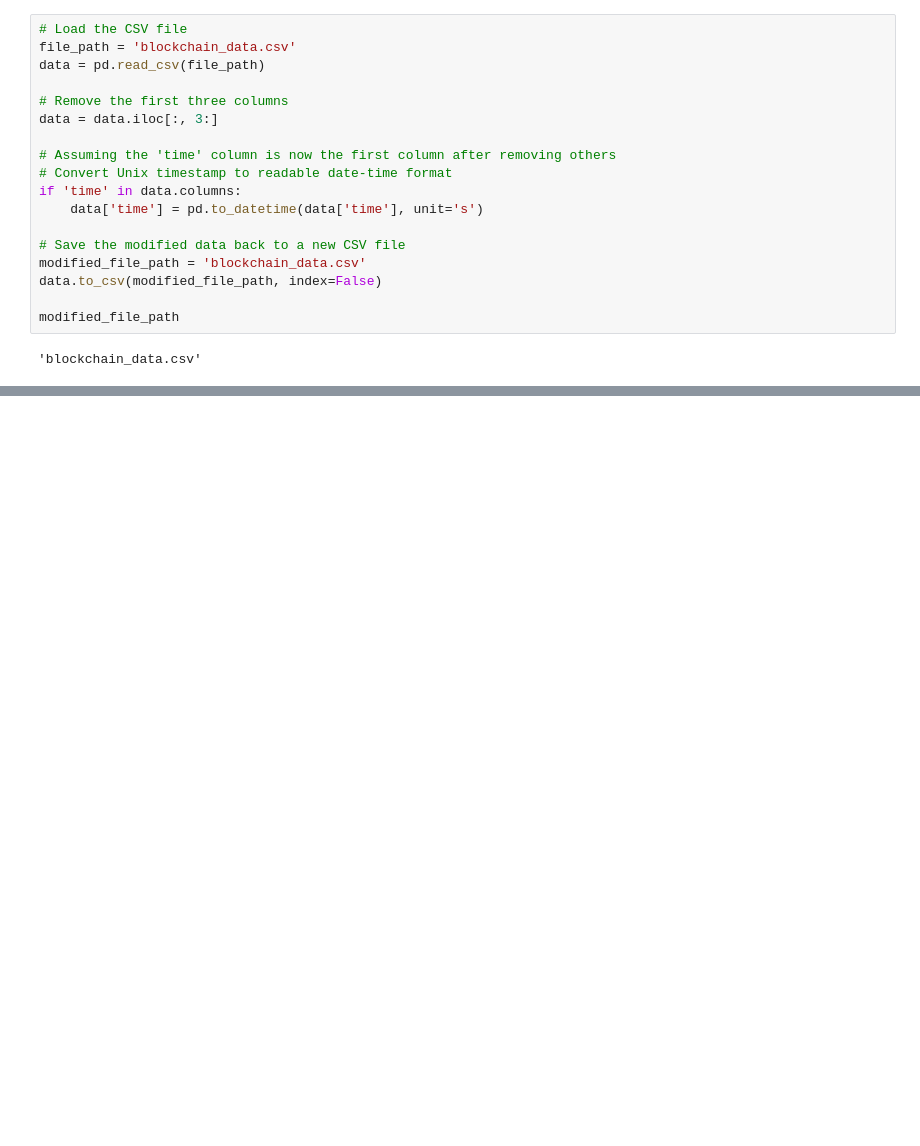
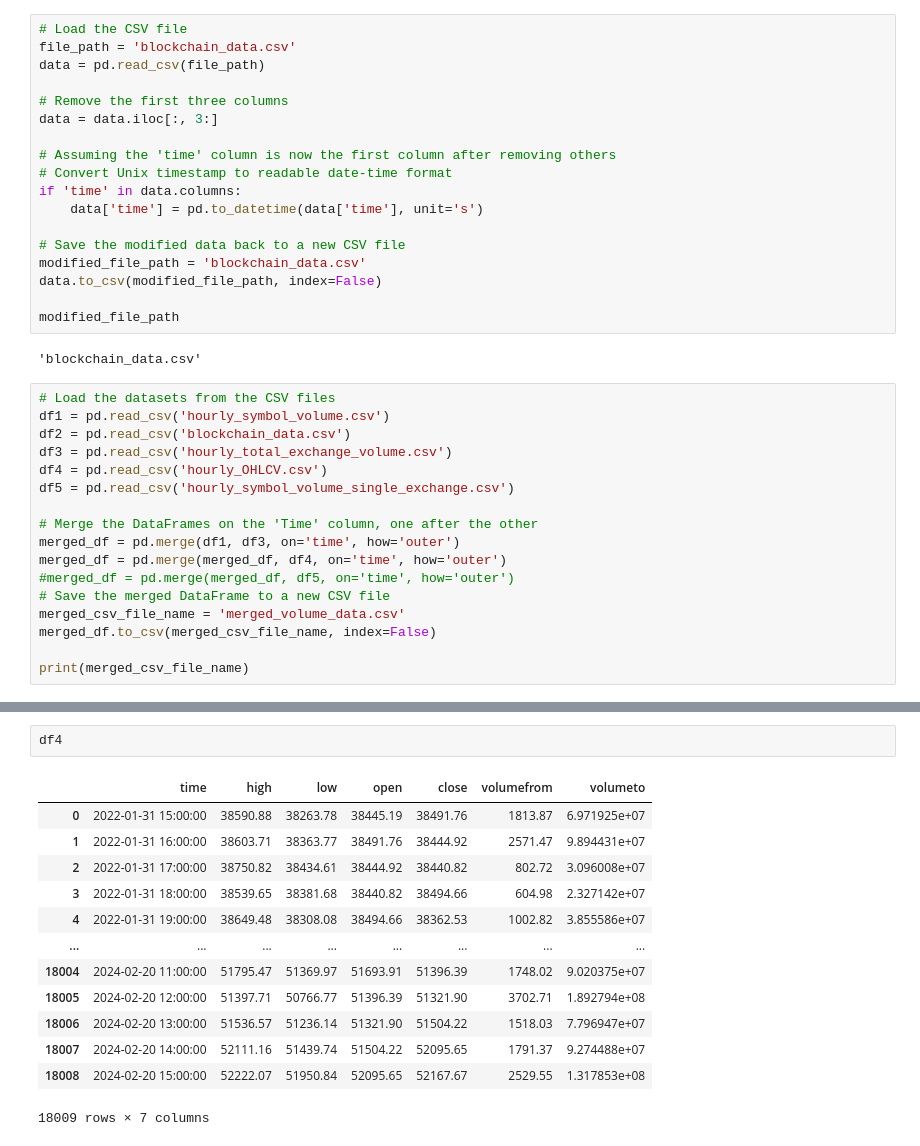
Before and after one commit to SkyTong/DS440, a Jupyter notebook: BTCpred/volume/data/raw/Blockchain_info/Blockchain_data.ipynb, the cells around one changed output, grey strips where cells are left out. Cells and saved outputs as stored; diff of their text form; blank space fills up the shorter version.

```diff
--- a/BTCpred/volume/data/raw/Blockchain_info/Blockchain_data.ipynb
+++ b/BTCpred/volume/data/raw/Blockchain_info/Blockchain_data.ipynb
@@ -445,3 +446,20 @@ data.to_csv(modified_file_path, index=False)
 modified_file_path
 # %% [output]
 'blockchain_data.csv'
+# %%
+# Load the datasets from the CSV files
+df1 = pd.read_csv('hourly_symbol_volume.csv')
+df2 = pd.read_csv('blockchain_data.csv')
+df3 = pd.read_csv('hourly_total_exchange_volume.csv')
+df4 = pd.read_csv('hourly_OHLCV.csv')
+df5 = pd.read_csv('hourly_symbol_volume_single_exchange.csv')
+
+# Merge the DataFrames on the 'Time' column, one after the other
+merged_df = pd.merge(df1, df3, on='time', how='outer')
+merged_df = pd.merge(merged_df, df4, on='time', how='outer')
+#merged_df = pd.merge(merged_df, df5, on='time', how='outer')
+# Save the merged DataFrame to a new CSV file
+merged_csv_file_name = 'merged_volume_data.csv'
+merged_df.to_csv(merged_csv_file_name, index=False)
+
+print(merged_csv_file_name)
@@ -447,0 +516,16 @@ modified_file_path
+# %%
+df4
+# %% [output]
+|  | time | high | low | open | close | volumefrom | volumeto |
+| 0 | 2022-01-31 15:00:00 | 38590.88 | 38263.78 | 38445.19 | 38491.76 | 1813.87 | 6.971925e+07 |
+| 1 | 2022-01-31 16:00:00 | 38603.71 | 38363.77 | 38491.76 | 38444.92 | 2571.47 | 9.894431e+07 |
+| 2 | 2022-01-31 17:00:00 | 38750.82 | 38434.61 | 38444.92 | 38440.82 | 802.72 | 3.096008e+07 |
+| 3 | 2022-01-31 18:00:00 | 38539.65 | 38381.68 | 38440.82 | 38494.66 | 604.98 | 2.327142e+07 |
+| 4 | 2022-01-31 19:00:00 | 38649.48 | 38308.08 | 38494.66 | 38362.53 | 1002.82 | 3.855586e+07 |
+| ... | ... | ... | ... | ... | ... | ... | ... |
+| 18004 | 2024-02-20 11:00:00 | 51795.47 | 51369.97 | 51693.91 | 51396.39 | 1748.02 | 9.020375e+07 |
+| 18005 | 2024-02-20 12:00:00 | 51397.71 | 50766.77 | 51396.39 | 51321.90 | 3702.71 | 1.892794e+08 |
+| 18006 | 2024-02-20 13:00:00 | 51536.57 | 51236.14 | 51321.90 | 51504.22 | 1518.03 | 7.796947e+07 |
+| 18007 | 2024-02-20 14:00:00 | 52111.16 | 51439.74 | 51504.22 | 52095.65 | 1791.37 | 9.274488e+07 |
+| 18008 | 2024-02-20 15:00:00 | 52222.07 | 51950.84 | 52095.65 | 52167.67 | 2529.55 | 1.317853e+08 |
+18009 rows × 7 columns
```
Also changed, not shown: parts of 13 cells of this notebook, 7 other files.
